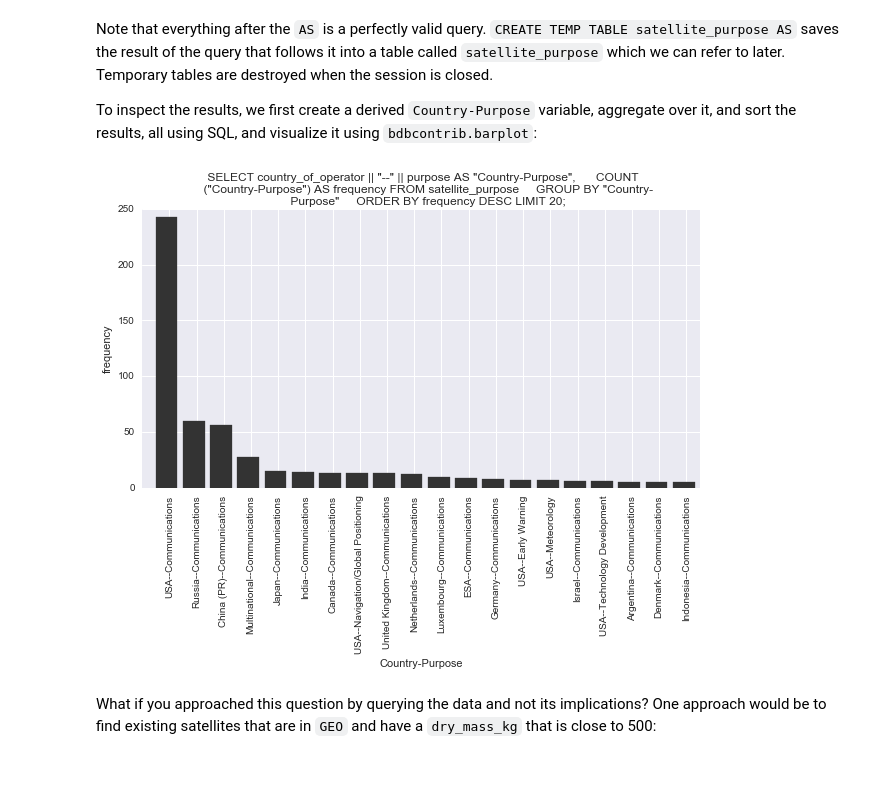
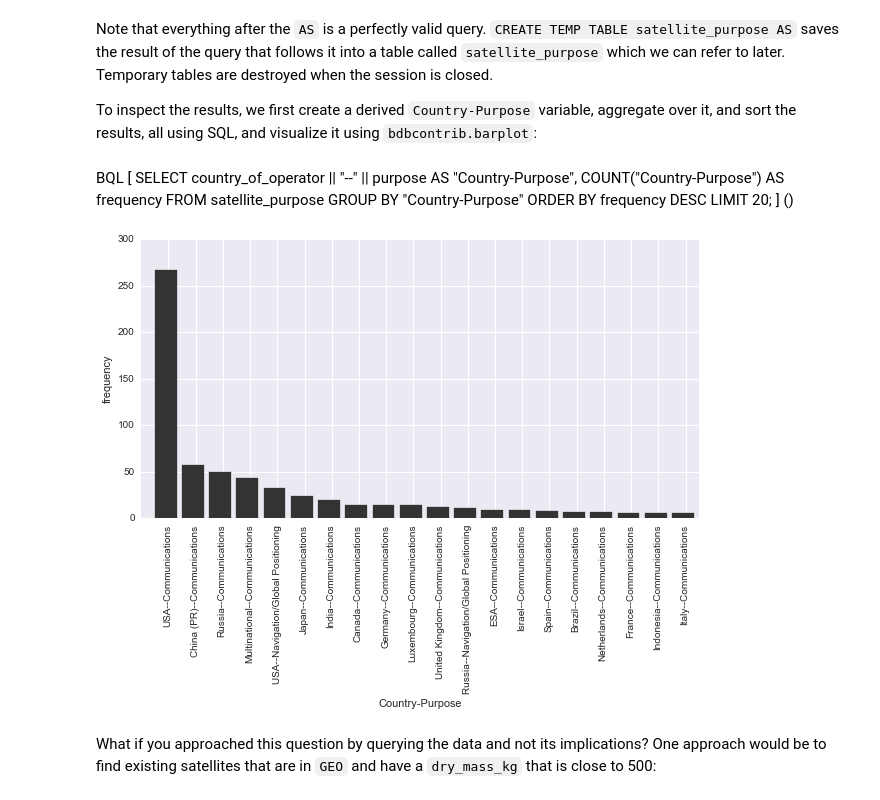
Before and after one commit to probcomp/bdbcontrib, a Jupyter notebook: examples/satellites/Satellites.ipynb, the cells around one changed output. Saved outputs shown, nothing was run; the diff lists cells and outputs as text; code cells hidden in the pictures; blank space fills up the shorter version.

Commit message:
Converted to use the population methods, and not to use selected_heatmaps.

```diff
--- a/examples/satellites/Satellites.ipynb
+++ b/examples/satellites/Satellites.ipynb
@@ -142,16 +133,17 @@ tables are destroyed when the session is closed.
 
 To inspect the results, we first create a derived `Country-Purpose` variable, aggregate over it, and sort the results, all using SQL, and visualize it using `bdbcontrib.barplot`:
 # %%
-bdbcontrib.barplot(satellites.bdb, '''
+satellites.barplot('''
 SELECT country_of_operator || "--" || purpose AS "Country-Purpose",
     COUNT("Country-Purpose") AS frequency
 FROM satellite_purpose
     GROUP BY "Country-Purpose"
     ORDER BY frequency DESC
 LIMIT 20;
 ''');
 # %% [output]
+BQL [ SELECT country_of_operator || "--" || purpose AS "Country-Purpose", COUNT("Country-Purpose") AS frequency FROM satellite_purpose GROUP BY "Country-Purpose" ORDER BY frequency DESC LIMIT 20; ] ()
-[figure, old version]
+[figure, new version]
 # %% [markdown]
 What if you approached this question by querying the data and not its implications? One approach would be to find existing satellites that are in `GEO` and have a `dry_mass_kg` that is close to 500:
 # %%
```
Also changed, not shown: parts of 18 cells of this notebook, 1 other file.
